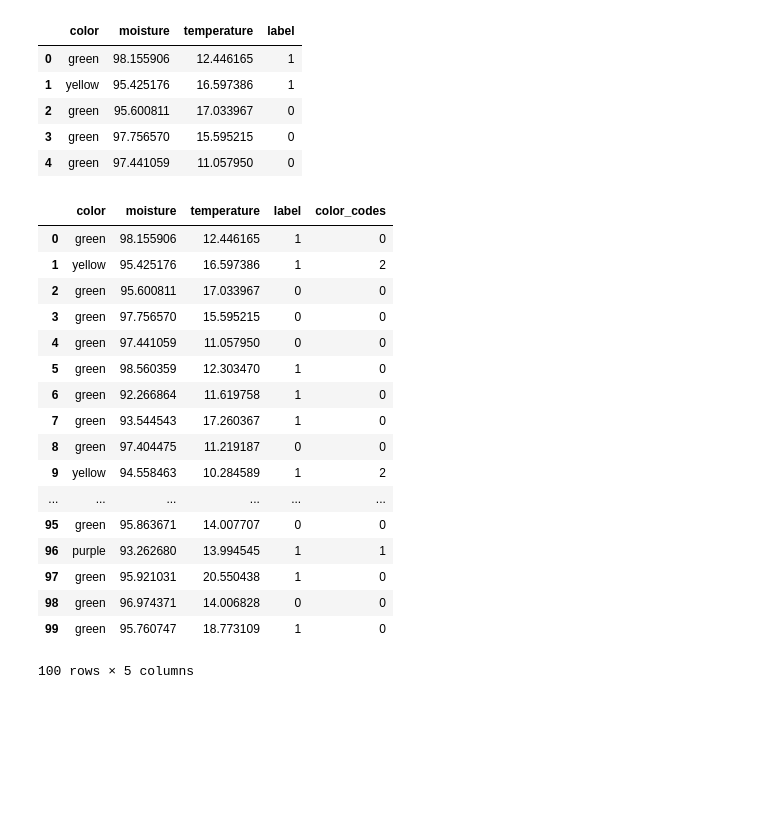
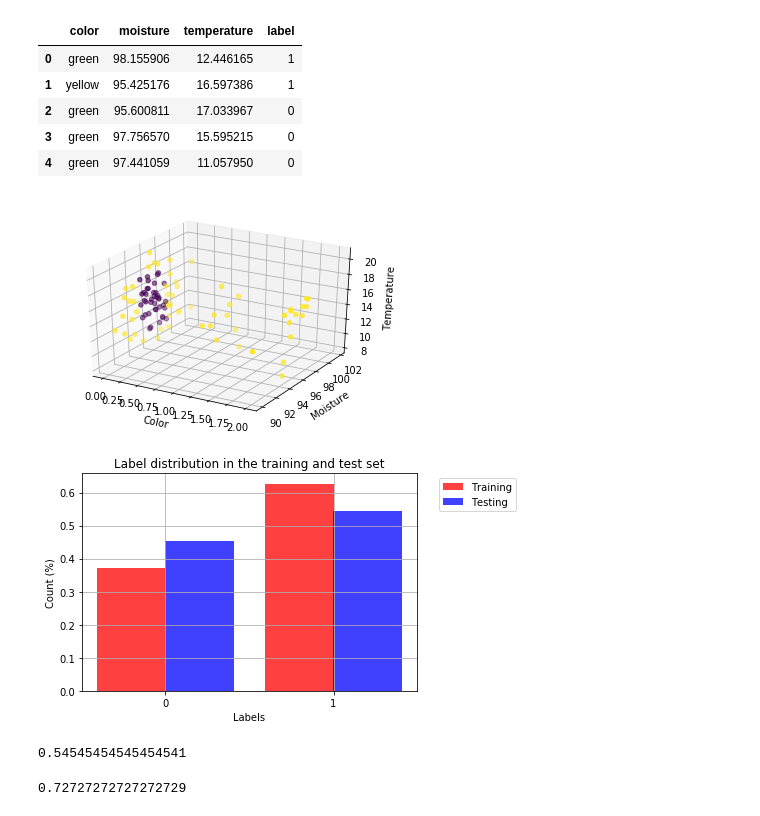
Before and after one commit to kelhallaoui/tutorials, a Jupyter notebook: Machine Learning/Deep Learning/Predicting Flowers/Untitled.ipynb, the cells around one changed output. Drawn from its saved outputs; the diff is of its cells as text; code cells hidden in the pictures; blank space fills up the shorter version.

```diff
--- a/Machine Learning/Deep Learning/Predicting Flowers/Untitled.ipynb
+++ b/Machine Learning/Deep Learning/Predicting Flowers/Untitled.ipynb
@@ -539,24 +539,61 @@ df['color_codes'] =df['color'].astype('category').cat.codes
 # %%
 X = np.asarray(df[['color_codes', 'moisture', 'temperature']])
 y = np.asarray(df['label'])
+# %%
+from mpl_toolkits.mplot3d import Axes3D
+
+fig = plt.figure()
+ax = fig.add_subplot(111, projection='3d')
+
+ax.scatter(X[:,0], X[:,1], X[:,2], c=y)
+
+ax.set_xlabel('Color')
+ax.set_ylabel('Moisture')
+ax.set_zlabel('Temperature')
+
+plt.show()
+# %% [output]
+[figure, added]
 # %%
 from sklearn.model_selection import train_test_split
+
+X_train, X_test, y_train, y_test = train_test_split(X, y, test_size=0.33)
-# %% [output]
-|  | color | moisture | temperature | label | color_codes |
-| 0 | green | 98.155906 | 12.446165 | 1 | 0 |
-| 1 | yellow | 95.425176 | 16.597386 | 1 | 2 |
-| 2 | green | 95.600811 | 17.033967 | 0 | 0 |
-| 3 | green | 97.756570 | 15.595215 | 0 | 0 |
-| 4 | green | 97.441059 | 11.057950 | 0 | 0 |
-| 5 | green | 98.560359 | 12.303470 | 1 | 0 |
-| 6 | green | 92.266864 | 11.619758 | 1 | 0 |
-| 7 | green | 93.544543 | 17.260367 | 1 | 0 |
-| 8 | green | 97.404475 | 11.219187 | 0 | 0 |
-| 9 | yellow | 94.558463 | 10.284589 | 1 | 2 |
-| ... | ... | ... | ... | ... | ... |
-| 95 | green | 95.863671 | 14.007707 | 0 | 0 |
-| 96 | purple | 93.262680 | 13.994545 | 1 | 1 |
-| 97 | green | 95.921031 | 20.550438 | 1 | 0 |
-| 98 | green | 96.974371 | 14.006828 | 0 | 0 |
-| 99 | green | 95.760747 | 18.773109 | 1 | 0 |
-100 rows × 5 columns
+# %%
+import matplotlib.pyplot as plt
+%matplotlib inline
+
+n_classes = 2
+
+training_counts = [None] * n_classes
+testing_counts = [None] * n_classes
+for i in range(n_classes):
+    training_counts[i] = len(y_train[y_train == i])/len(y_train)
+    testing_counts[i] = len(y_test[y_test == i])/len(y_test)
+
+# the histogram of the data
+train_bar = plt.bar(np.arange(n_classes)-0.2, training_counts, align='center', color = 'r', alpha=0.75, width = 0.41, label='Training')
+test_bar = plt.bar(np.arange(n_classes)+0.2, testing_counts, align='center', color = 'b', alpha=0.75, width = 0.41, label = 'Testing')
+
+plt.xlabel('Labels')
+plt.xticks((0,1))
+plt.ylabel('Count (%)')
+plt.title('Label distribution in the training and test set')
+plt.legend(bbox_to_anchor=(1.05, 1), handles=[train_bar, test_bar], loc=2)
+plt.grid(True)
+plt.show()
+# %% [output]
+[figure, added]
+# %%
+from sklearn import linear_model
+clf = linear_model.SGDClassifier(max_iter=1000)
+clf.fit(X_train, y_train)
+clf.score(X_test, y_test)
+# %% [output]
+0.54545454545454541
+# %%
+from sklearn.svm import SVC
+clf = SVC()
+clf.fit(X_train, y_train)
+clf.score(X_test, y_test)
+# %% [output]
+0.72727272727272729
```
Also changed, not shown: parts of 7 cells of this notebook, 1 other file.
